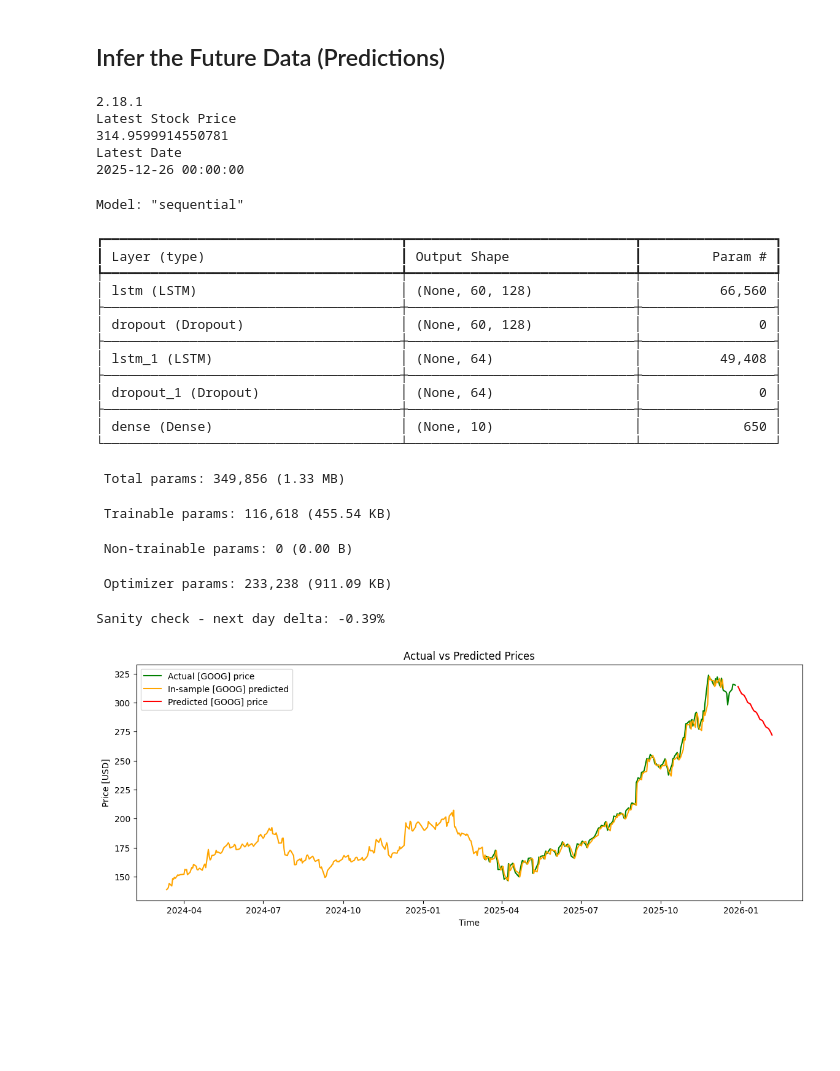
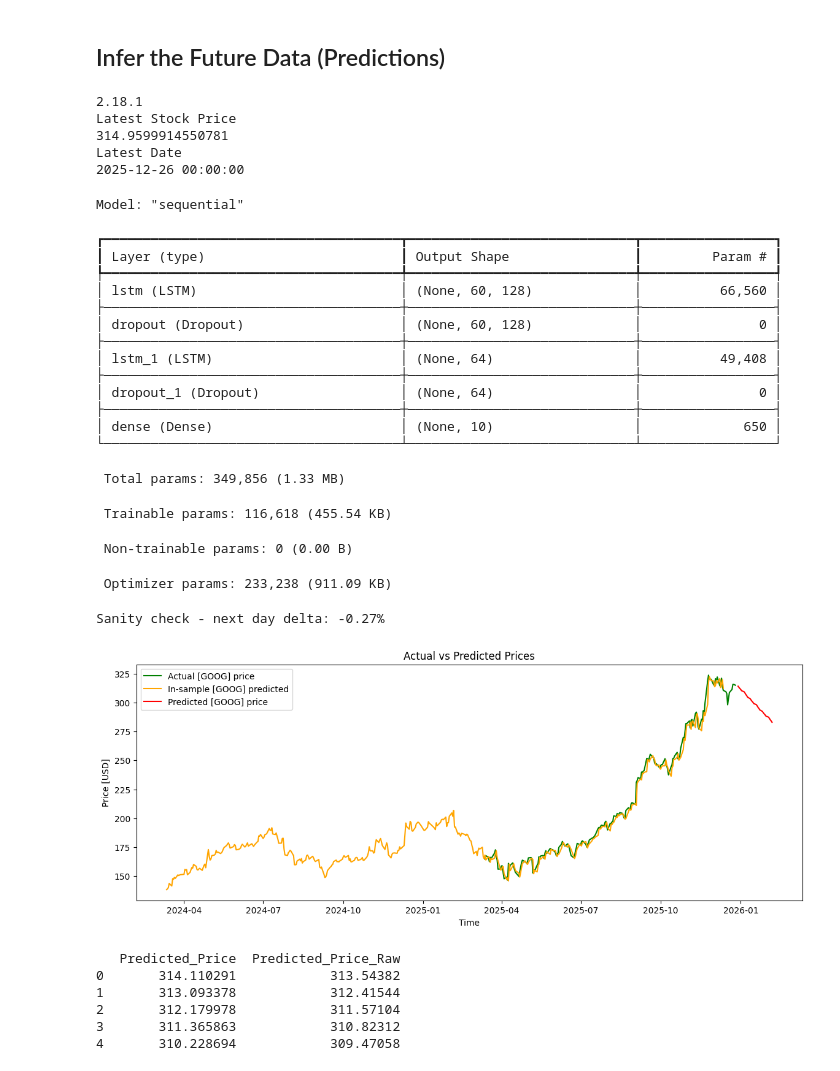
Before and after one commit to JordiCorbilla/stock-prediction-deep-neural-learning, a Jupyter notebook: stock_prediction_lstm.ipynb, the cells around one changed output. Drawn from its saved outputs; the diff is of its cells as text; code cells hidden in the pictures; blank space fills up the shorter version.

Commit message:
update v5 inference with blend

```diff
--- a/stock_prediction_lstm.ipynb
+++ b/stock_prediction_lstm.ipynb
@@ -138,6 +136,8 @@ plotting MSE
 # %% [markdown]
 ## Infer the Future Data (Predictions)
 # %%
+BLEND_ALPHA = 0.6
+
 from stock_prediction_deep_learning_inference import InferenceRunner
 FORECAST_DAYS = 30
 USE_BUSINESS_DAYS = True
@@ -160,32 +160,44 @@ runner = InferenceRunner(
     plot_history_days=PLOT_HISTORY_DAYS,
     use_returns=USE_RETURNS,
     use_deltas=USE_DELTAS,
     clip_negative=CLIP_NEGATIVE,
+    blend_alpha=BLEND_ALPHA,
 )
 runner.run()
 # %% [output]
 2.18.1
 Latest Stock Price
 314.9599914550781
 Latest Date
 2025-12-26 00:00:00
 Model: "sequential"
 ┏━━━━━━━━━━━━━━━━━━━━━━━━━━━━━━━━━━━━━━┳━━━━━━━━━━━━━━━━━━━━━━━━━━━━━┳━━━━━━━━━━━━━━━━━┓
 ┃ Layer (type)                         ┃ Output Shape                ┃         Param # ┃
 ┡━━━━━━━━━━━━━━━━━━━━━━━━━━━━━━━━━━━━━━╇━━━━━━━━━━━━━━━━━━━━━━━━━━━━━╇━━━━━━━━━━━━━━━━━┩
 │ lstm (LSTM)                          │ (None, 60, 128)             │          66,560 │
 ├──────────────────────────────────────┼─────────────────────────────┼─────────────────┤
 │ dropout (Dropout)                    │ (None, 60, 128)             │               0 │
 ├──────────────────────────────────────┼─────────────────────────────┼─────────────────┤
 │ lstm_1 (LSTM)                        │ (None, 64)                  │          49,408 │
 ├──────────────────────────────────────┼─────────────────────────────┼─────────────────┤
 │ dropout_1 (Dropout)                  │ (None, 64)                  │               0 │
 ├──────────────────────────────────────┼─────────────────────────────┼─────────────────┤
 │ dense (Dense)                        │ (None, 10)                  │             650 │
 └──────────────────────────────────────┴─────────────────────────────┴─────────────────┘
  Total params: 349,856 (1.33 MB)
  Trainable params: 116,618 (455.54 KB)
  Non-trainable params: 0 (0.00 B)
  Optimizer params: 233,238 (911.09 KB)
-Sanity check - next day delta: -0.39%
+Sanity check - next day delta: -0.27%
-[figure, old version]
+[figure, new version]
+# %%
+import pandas as pd, os
+df = pd.read_csv(os.path.join(PROJECT_FOLDER, "future_predictions.csv"))
+print(df[['Predicted_Price', 'Predicted_Price_Raw']].head())
+# %% [output]
+   Predicted_Price  Predicted_Price_Raw
+0       314.110291            313.54382
+1       313.093378            312.41544
+2       312.179978            311.57104
+3       311.365863            310.82312
+4       310.228694            309.47058
```
Also changed, not shown: parts of 1 cell of this notebook, 1 other file.
